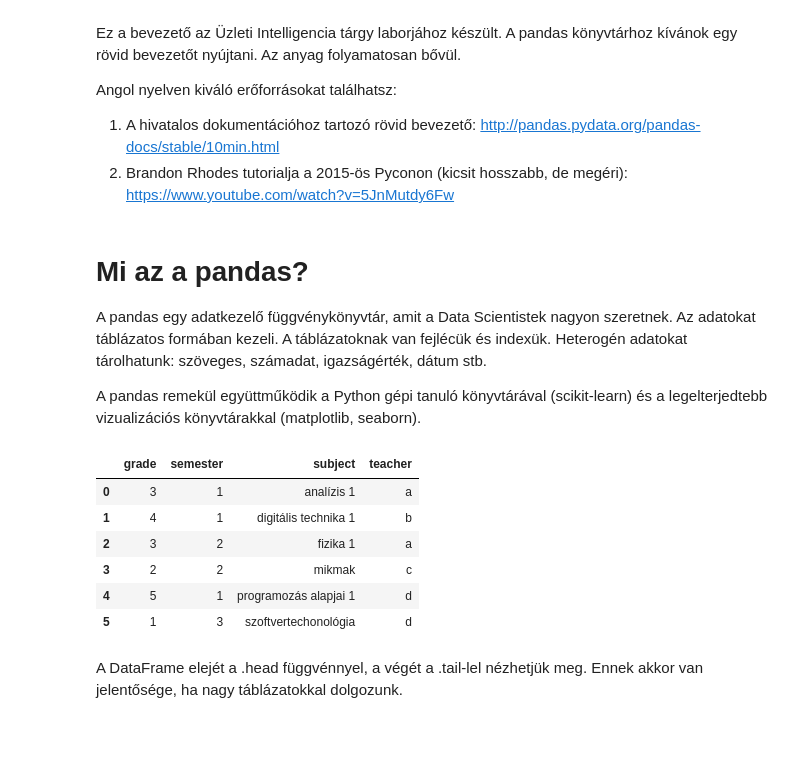
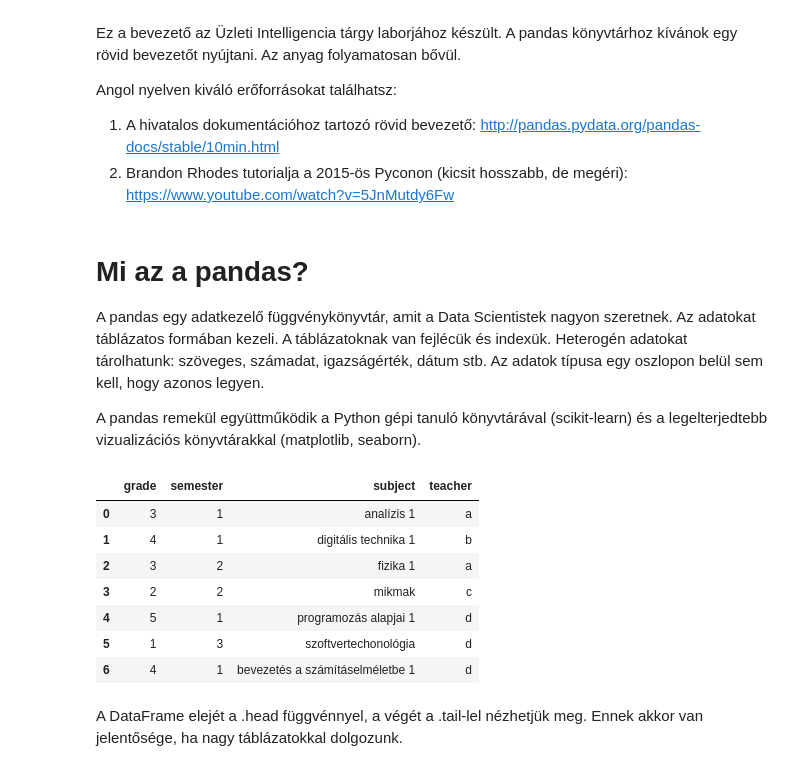
Before and after one commit to bi-labor/pandas_jupyter, a Jupyter notebook: notebooks/Pandas_alapok.ipynb, the cells around one changed output. Saved outputs shown, nothing was run; the diff lists cells and outputs as text; code cells hidden in the pictures; blank space fills up the shorter version.

```diff
--- a/notebooks/Pandas_alapok.ipynb
+++ b/notebooks/Pandas_alapok.ipynb
@@ -10,7 +10,7 @@ Angol nyelven kiváló erőforrásokat találhatsz:
 # %% [markdown]
 # Mi az a pandas?
 
-A pandas egy adatkezelő függvénykönyvtár, amit a Data Scientistek nagyon szeretnek. Az adatokat táblázatos formában kezeli. A táblázatoknak van fejlécük és indexük. Heterogén adatokat tárolhatunk: szöveges, számadat, igazságérték, dátum stb.
+A pandas egy adatkezelő függvénykönyvtár, amit a Data Scientistek nagyon szeretnek. Az adatokat táblázatos formában kezeli. A táblázatoknak van fejlécük és indexük. Heterogén adatokat tárolhatunk: szöveges, számadat, igazságérték, dátum stb. Az adatok típusa egy oszlopon belül sem kell, hogy azonos legyen.
 
 A pandas remekül együttműködik a Python gépi tanuló könyvtárával (scikit-learn) és a legelterjedtebb vizualizációs könyvtárakkal (matplotlib, seaborn).
 # %%
@@ -26,22 +26,24 @@ matplotlib.pyplot.rcParams['font.family'] = 'sans-serif'
 # %%
 grades = pd.DataFrame(
     {
         'subject': ['analízis 1', 'digitális technika 1',
-                    'fizika 1', 'mikmak', 'programozás alapjai 1', 'szoftvertechonológia'],
-        'grade': [3, 4, 3, 2, 5, 1],
-        'teacher': ['a', 'b', 'a', 'c', 'd', 'd'],
-        'semester': [1, 1, 2, 2, 1, 3],
+                    'fizika 1', 'mikmak', 'programozás alapjai 1', 'szoftvertechonológia',
+                   'bevezetés a számításelméletbe 1'],
+        'grade': [3, 4, 3, 2, 5, 1, 4],
+        'teacher': ['a', 'b', 'a', 'c', 'd', 'd', 'd'],
+        'semester': [1, 1, 2, 2, 1, 3, 1],
     }
 )
 grades
 # %% [output]
 |  | grade | semester | subject | teacher |
 | 0 | 3 | 1 | analízis 1 | a |
 | 1 | 4 | 1 | digitális technika 1 | b |
 | 2 | 3 | 2 | fizika 1 | a |
 | 3 | 2 | 2 | mikmak | c |
 | 4 | 5 | 1 | programozás alapjai 1 | d |
 | 5 | 1 | 3 | szoftvertechonológia | d |
+| 6 | 4 | 1 | bevezetés a számításelméletbe 1 | d |
 # %% [markdown]
 A DataFrame elejét a .head függvénnyel, a végét a .tail-lel nézhetjük meg. Ennek akkor van jelentősége, ha nagy táblázatokkal dolgozunk.
 # %%
```
Also changed, not shown: parts of 47 cells of this notebook, 2 other files.
